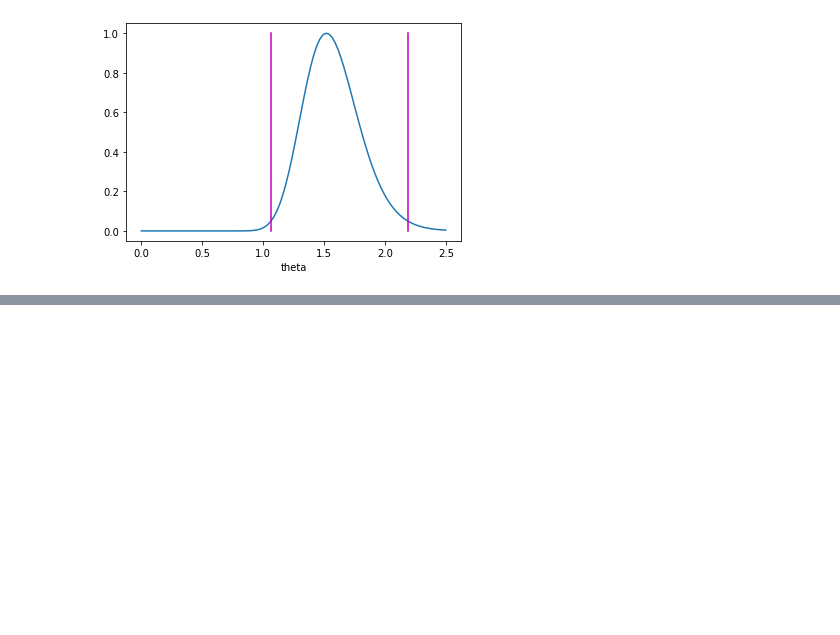
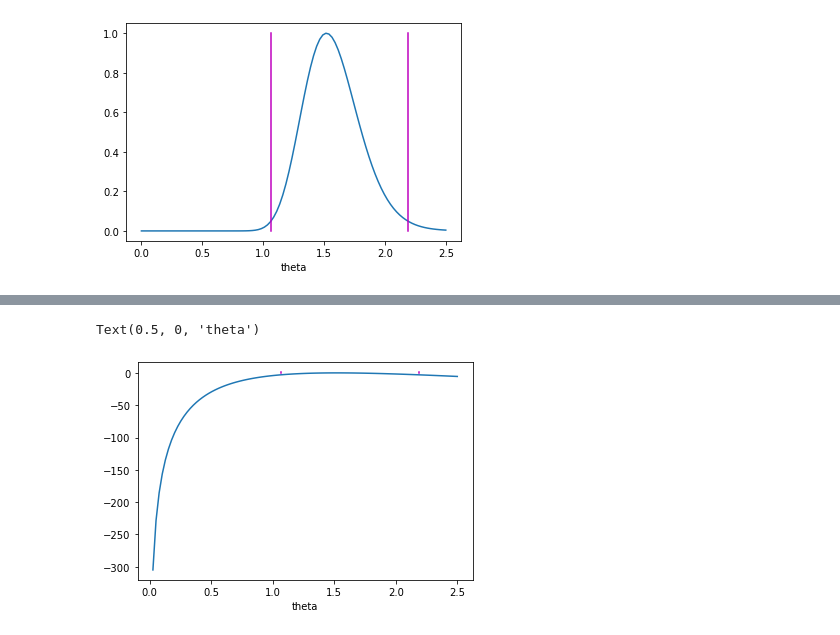
Before and after one commit to pletzer/hurricanes, a Jupyter notebook: atlantic.ipynb, the cells around one changed output, grey strips where cells are left out. Saved outputs shown, nothing was run; the diff lists cells and outputs as text; code cells hidden in the pictures; blank space fills up the shorter version.

```diff
--- a/atlantic.ipynb
+++ b/atlantic.ipynb
@@ -110,0 +121,12 @@ Text(0.5, 0, 'theta')
+# %%
+def ellfunc(theta):
+    return x2 * np.log(theta) - (x1 + x2) * np.log(1 + theta)
+
+fig, ax = plt.subplots()
+ax.plot(thetas, ellfunc(thetas) - np.log(maxLs))
+ax.plot([lo, lo], [0, 1.], 'm')
+ax.plot([hi, hi], [0, 1.], 'm')
+ax.set_xlabel('theta')
+# %% [output]
+Text(0.5, 0, 'theta')
+[figure, added]
```
Also changed, not shown: parts of 5 cells of this notebook.
